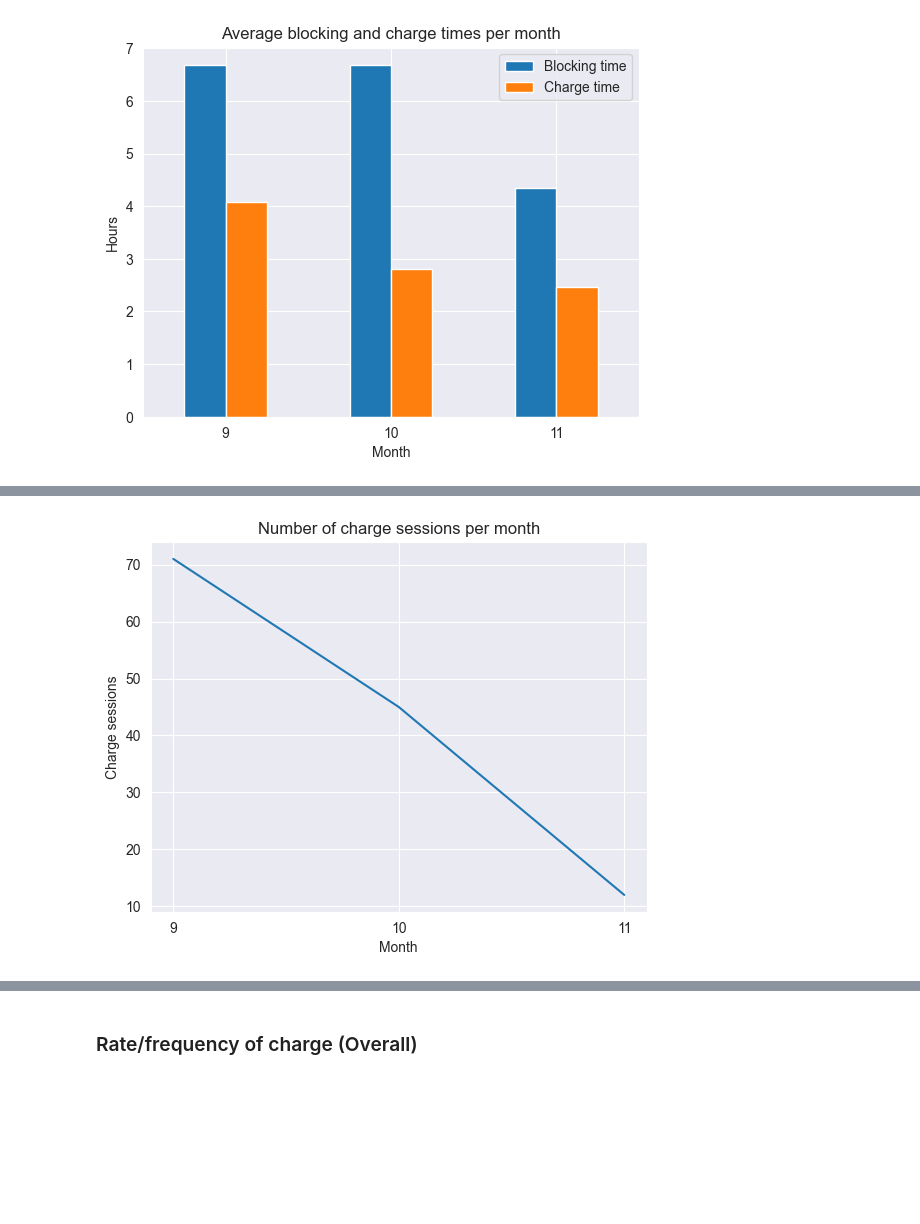
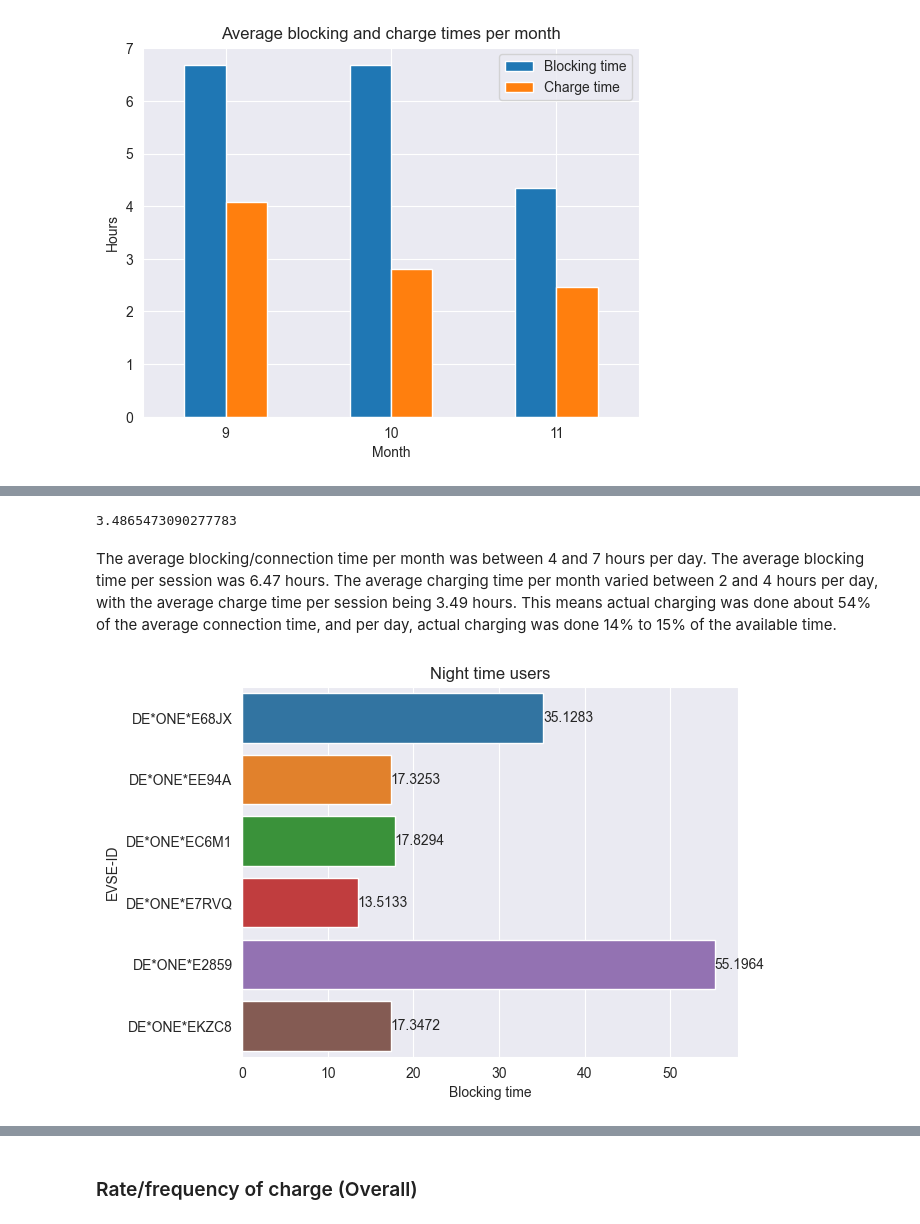
Before and after one commit to Omotayewo/EV-charging-analysis, a Jupyter notebook: Notebooks/Analysis of Electric Vehicle Charging Transactions (Employees).ipynb, the cells around one changed output, grey strips where cells are left out. Cells and saved outputs as stored; diff of their text form; code cells hidden in the pictures; blank space fills up the shorter version.

Commit message:
More images

```diff
--- a/Notebooks/Analysis of Electric Vehicle Charging Transactions (Employees).ipynb
+++ b/Notebooks/Analysis of Electric Vehicle Charging Transactions (Employees).ipynb
@@ -421,10 +347,20 @@ employee_data.groupby('Ladestation')['EVSE-ID'].unique()
-# %%
-employee_data.groupby('Plugged_in_month')['Charge time'].count().plot(kind='line')
-plt.xticks([9,10,11], label=['September', 'October', 'November'])
-plt.xlabel('Month')
-plt.ylabel('Charge sessions')
-plt.title('Number of charge sessions per month')
-plt.savefig('../Images/Employees/Redo/charge-sessions-per-month')
-plt.show()
-# %% [output]
-[figure, removed]
+# %%
+employee_data['Charge time'].mean()
+# %% [output]
+3.4865473090277783
+# %% [markdown]
+The average blocking/connection time per month was between 4 and 7 hours per day. The average blocking time per session was 6.47 hours. The average charging time per month varied between 2 and 4 hours per day, with the average charge time per session being 3.49 hours. This means actual charging was done about 54% of the average connection time, and per day, actual charging was done 14% to 15% of the available time.
+# %%
+ax = sns.barplot(
+    data=employee_data_nighttime,
+    y='EVSE-ID',
+    x='Blocking time',
+    estimator='sum',
+    ci=None
+)
+ax.bar_label(ax.containers[0], fontsize=10)
+plt.title('Night time users')
+plt.savefig('../Images/Employees/Redo/night-time-users', bbox_inches='tight')
+plt.show()
+# %% [output]
+[figure, added]
```
Also changed, not shown: parts of 36 cells of this notebook, 3 other files.
